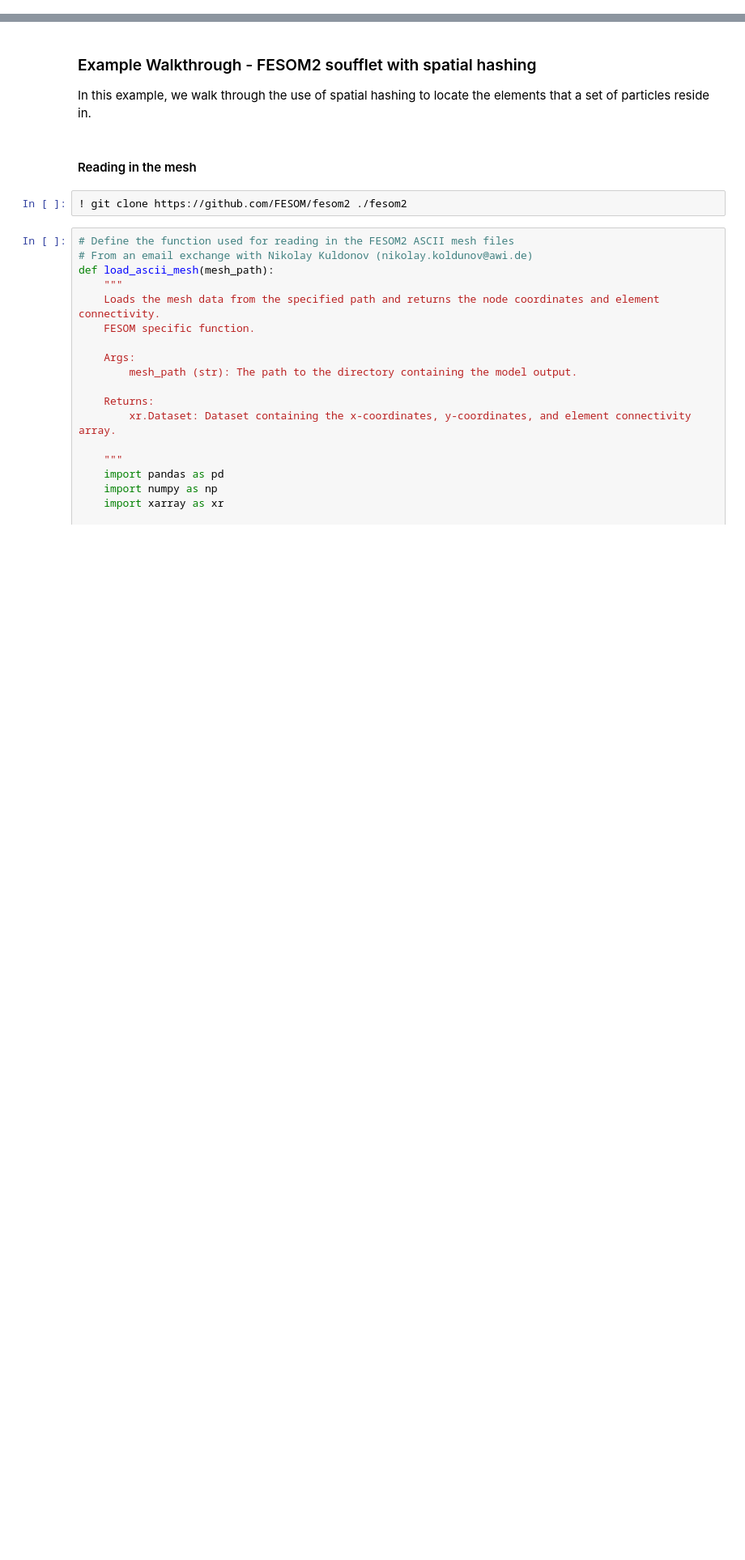
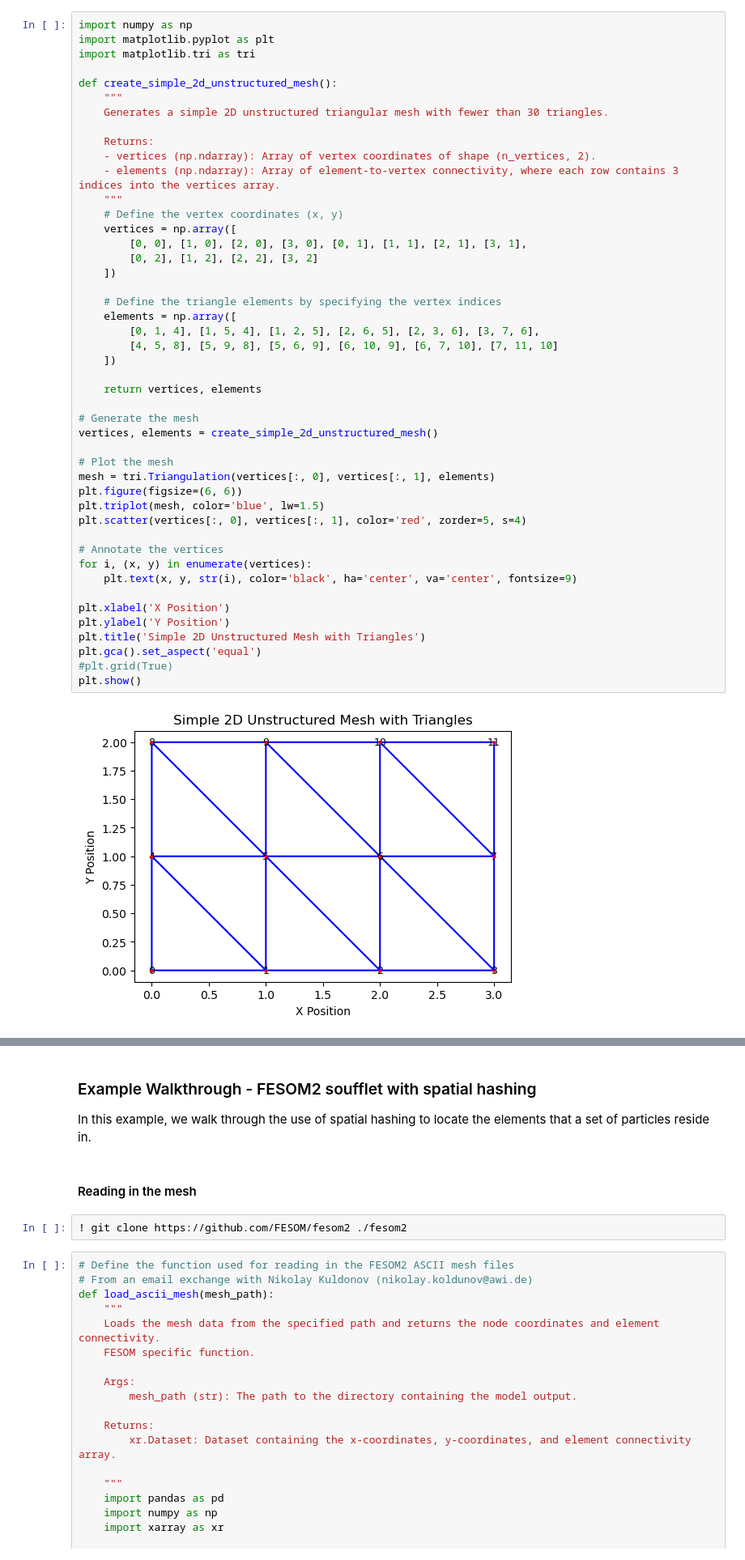
Before and after one commit to ELPHE-WW/unstructured-mesh-parcels-sandbox, a Jupyter notebook: notebooks/Particle-pushing.ipynb, the cells around one changed output, grey strips where cells are left out. Shown at 81% size. Cells and saved outputs as stored; diff of their text form; blank space fills up the shorter version.

```diff
--- a/notebooks/Particle-pushing.ipynb
+++ b/notebooks/Particle-pushing.ipynb
@@ -232,0 +155,48 @@ Selecting the right hash cell size will involve some tuning specific to your mes
+# %%
+import numpy as np
+import matplotlib.pyplot as plt
+import matplotlib.tri as tri
+
+def create_simple_2d_unstructured_mesh():
+    """
+    Generates a simple 2D unstructured triangular mesh with fewer than 30 triangles.
+
+    Returns:
+    - vertices (np.ndarray): Array of vertex coordinates of shape (n_vertices, 2).
+    - elements (np.ndarray): Array of element-to-vertex connectivity, where each row contains 3 indices into the vertices array.
+    """
+    # Define the vertex coordinates (x, y)
+    vertices = np.array([
+        [0, 0], [1, 0], [2, 0], [3, 0], [0, 1], [1, 1], [2, 1], [3, 1],
+        [0, 2], [1, 2], [2, 2], [3, 2]
+    ])
+
+    # Define the triangle elements by specifying the vertex indices
+    elements = np.array([
+        [0, 1, 4], [1, 5, 4], [1, 2, 5], [2, 6, 5], [2, 3, 6], [3, 7, 6],
+        [4, 5, 8], [5, 9, 8], [5, 6, 9], [6, 10, 9], [6, 7, 10], [7, 11, 10]
+    ])
+
+    return vertices, elements
+
+# Generate the mesh
+vertices, elements = create_simple_2d_unstructured_mesh()
+
+# Plot the mesh
+mesh = tri.Triangulation(vertices[:, 0], vertices[:, 1], elements)
+plt.figure(figsize=(6, 6))
+plt.triplot(mesh, color='blue', lw=1.5)
+plt.scatter(vertices[:, 0], vertices[:, 1], color='red', zorder=5, s=4)
+
+# Annotate the vertices
+for i, (x, y) in enumerate(vertices):
+    plt.text(x, y, str(i), color='black', ha='center', va='center', fontsize=9)
+
+plt.xlabel('X Position')
+plt.ylabel('Y Position')
+plt.title('Simple 2D Unstructured Mesh with Triangles')
+plt.gca().set_aspect('equal')
+#plt.grid(True)
+plt.show()
+# %% [output]
+[figure, added]
```
Also changed, not shown: parts of 31 cells of this notebook.
